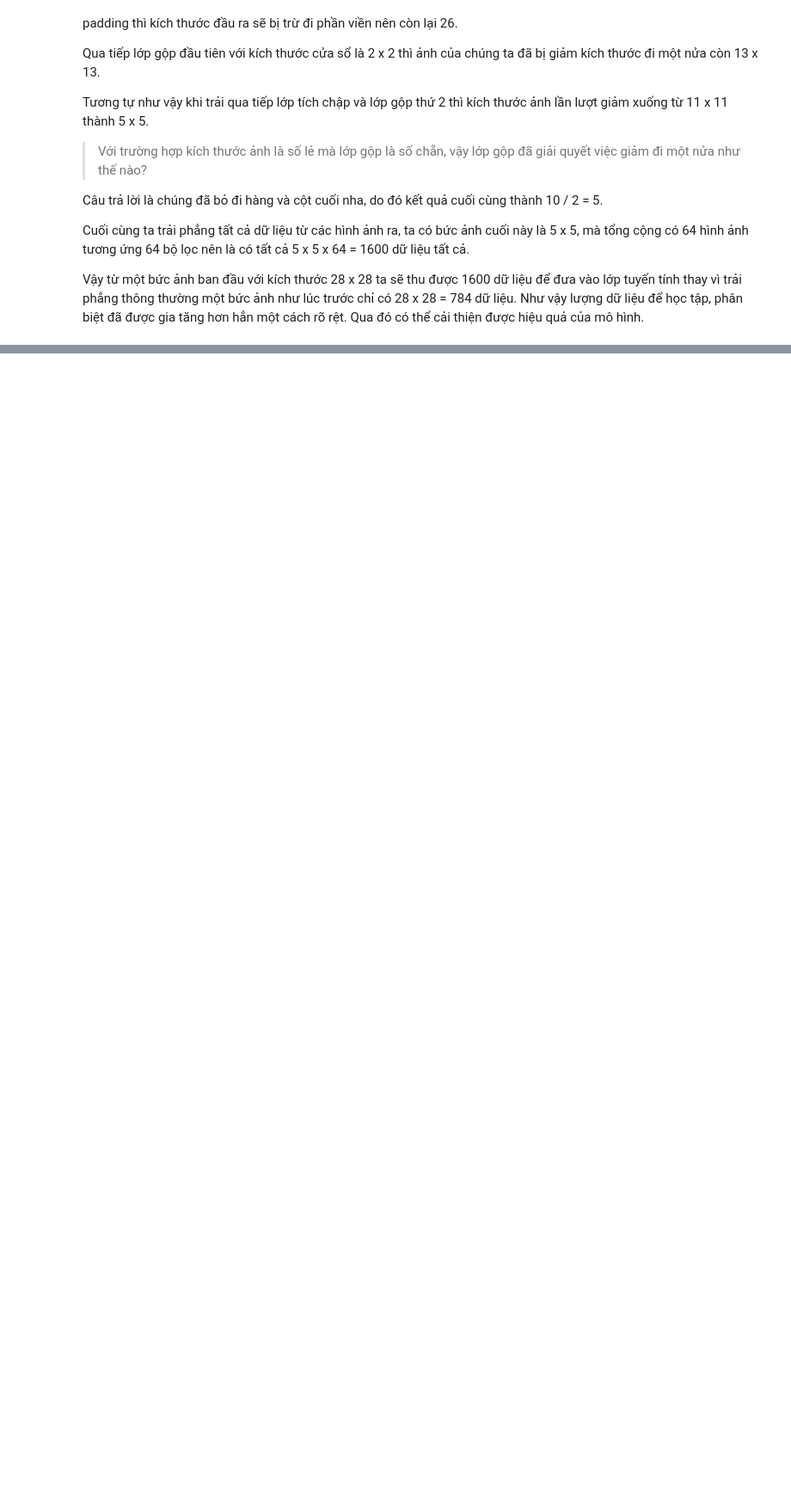
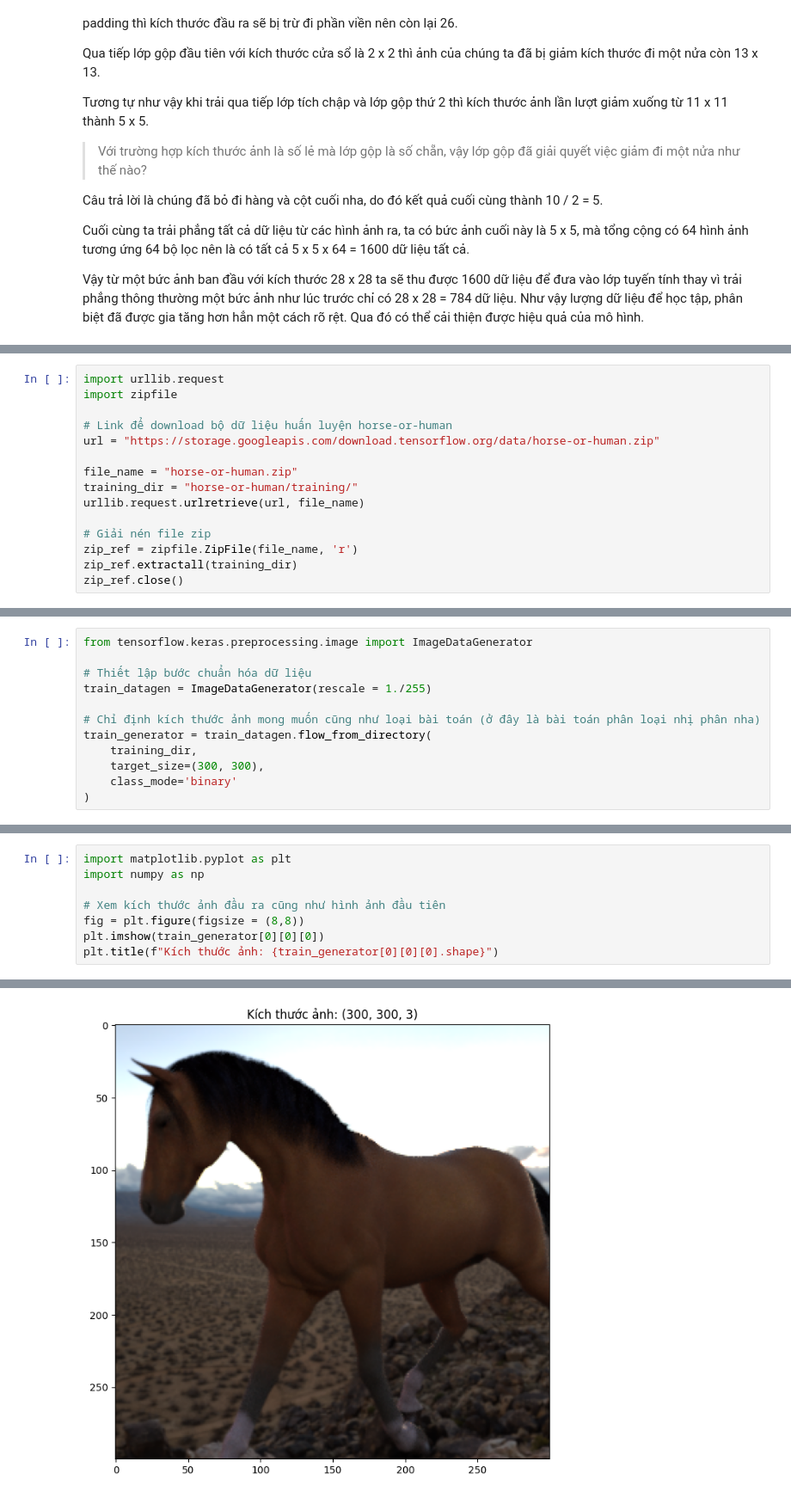
Before and after one commit to brianhuster/AI_and_Machine_Learning_for_Coders, a Jupyter notebook: Chapter3_Going_Beyond_the_Basics_Detecting_Features_in_Images.ipynb, the cells around one changed output, grey strips where cells are left out. Shown at 86% size. Saved outputs shown, nothing was run; the diff lists cells and outputs as text; blank space fills up the shorter version.

Commit message:
update: add model about classifying horse and human

```diff
--- a/Chapter3_Going_Beyond_the_Basics_Detecting_Features_in_Images.ipynb
+++ b/Chapter3_Going_Beyond_the_Basics_Detecting_Features_in_Images.ipynb
@@ -395,0 +403,15 @@ Cuối cùng ta trải phẳng tất cả dữ liệu từ các hình ảnh ra,
+# %%
+import urllib.request
+import zipfile
+
+# Link để download bộ dữ liệu huấn luyện horse-or-human
+url = "https://storage.googleapis.com/download.tensorflow.org/data/horse-or-human.zip"
+
+file_name = "horse-or-human.zip"
+training_dir = "horse-or-human/training/"
+urllib.request.urlretrieve(url, file_name)
+
+# Giải nén file zip
+zip_ref = zipfile.ZipFile(file_name, 'r')
+zip_ref.extractall(training_dir)
+zip_ref.close()
@@ -395,0 +427,12 @@ Cuối cùng ta trải phẳng tất cả dữ liệu từ các hình ảnh ra,
+# %%
+from tensorflow.keras.preprocessing.image import ImageDataGenerator
+
+# Thiết lập bước chuẩn hóa dữ liệu
+train_datagen = ImageDataGenerator(rescale = 1./255)
+
+# Chỉ định kích thước ảnh mong muốn cũng như loại bài toán (ở đây là bài toán phân loại nhị phân nha)
+train_generator = train_datagen.flow_from_directory(
+    training_dir,
+    target_size=(300, 300),
+    class_mode='binary'
+)
@@ -395,0 +441,9 @@ Cuối cùng ta trải phẳng tất cả dữ liệu từ các hình ảnh ra,
+# %%
+import matplotlib.pyplot as plt
+import numpy as np
+
+# Xem kích thước ảnh đầu ra cũng như hình ảnh đầu tiên
+fig = plt.figure(figsize = (8,8))
+plt.imshow(train_generator[0][0][0])
+plt.title(f"Kích thước ảnh: {train_generator[0][0][0].shape}")
+# %% [output]
@@ -395,0 +451 @@ Cuối cùng ta trải phẳng tất cả dữ liệu từ các hình ảnh ra,
+[figure, added]
```
Also changed, not shown: parts of 24 cells of this notebook.
